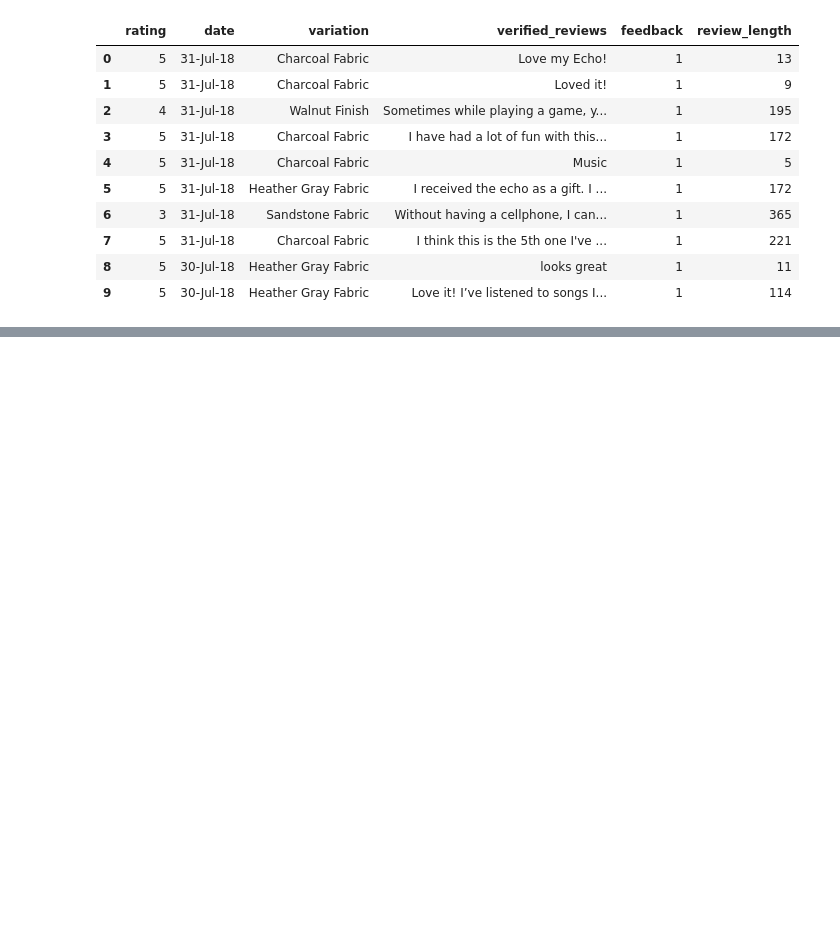
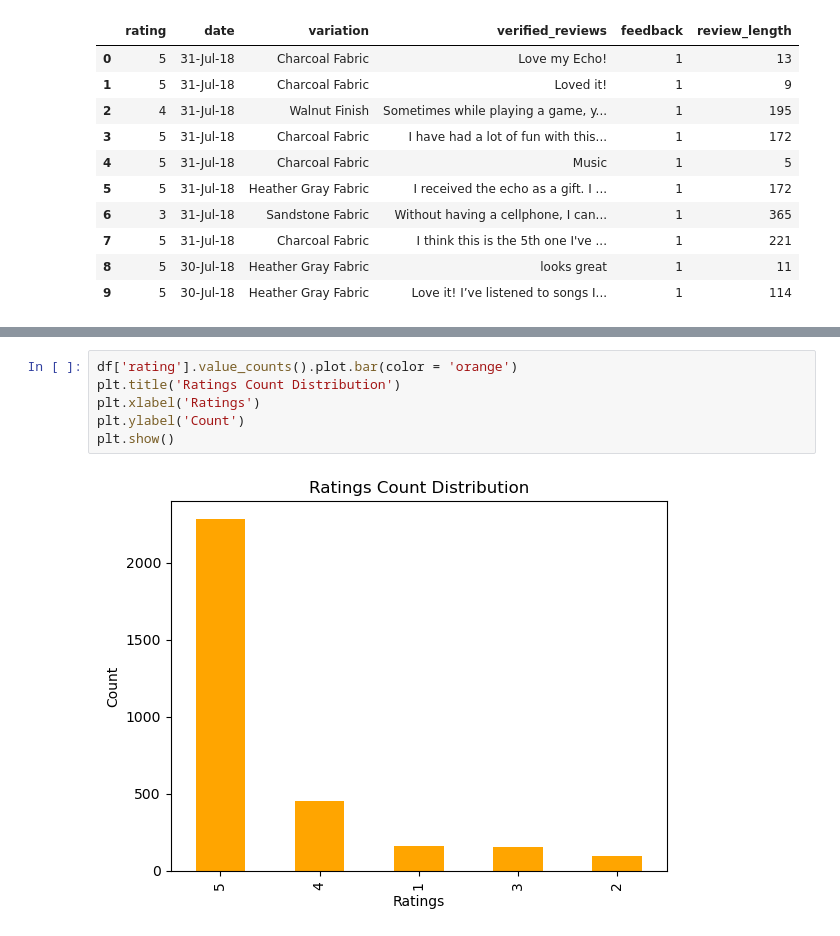
Before and after one commit to ashimaarora25/ml-projects, a Jupyter notebook: amazon-sentiments/AmazonAlexaReviewsSentimentAnalysis.ipynb, the cells around one changed output, grey strips where cells are left out. Drawn from its saved outputs; the diff is of its cells as text; blank space fills up the shorter version.

```diff
--- a/amazon-sentiments/AmazonAlexaReviewsSentimentAnalysis.ipynb
+++ b/amazon-sentiments/AmazonAlexaReviewsSentimentAnalysis.ipynb
@@ -119,0 +123,8 @@ df.head(10)
+# %%
+df['rating'].value_counts().plot.bar(color = 'orange')
+plt.title('Ratings Count Distribution')
+plt.xlabel('Ratings')
+plt.ylabel('Count')
+plt.show()
+# %% [output]
+[figure, added]
```
Also changed, not shown: parts of 35 cells of this notebook.
